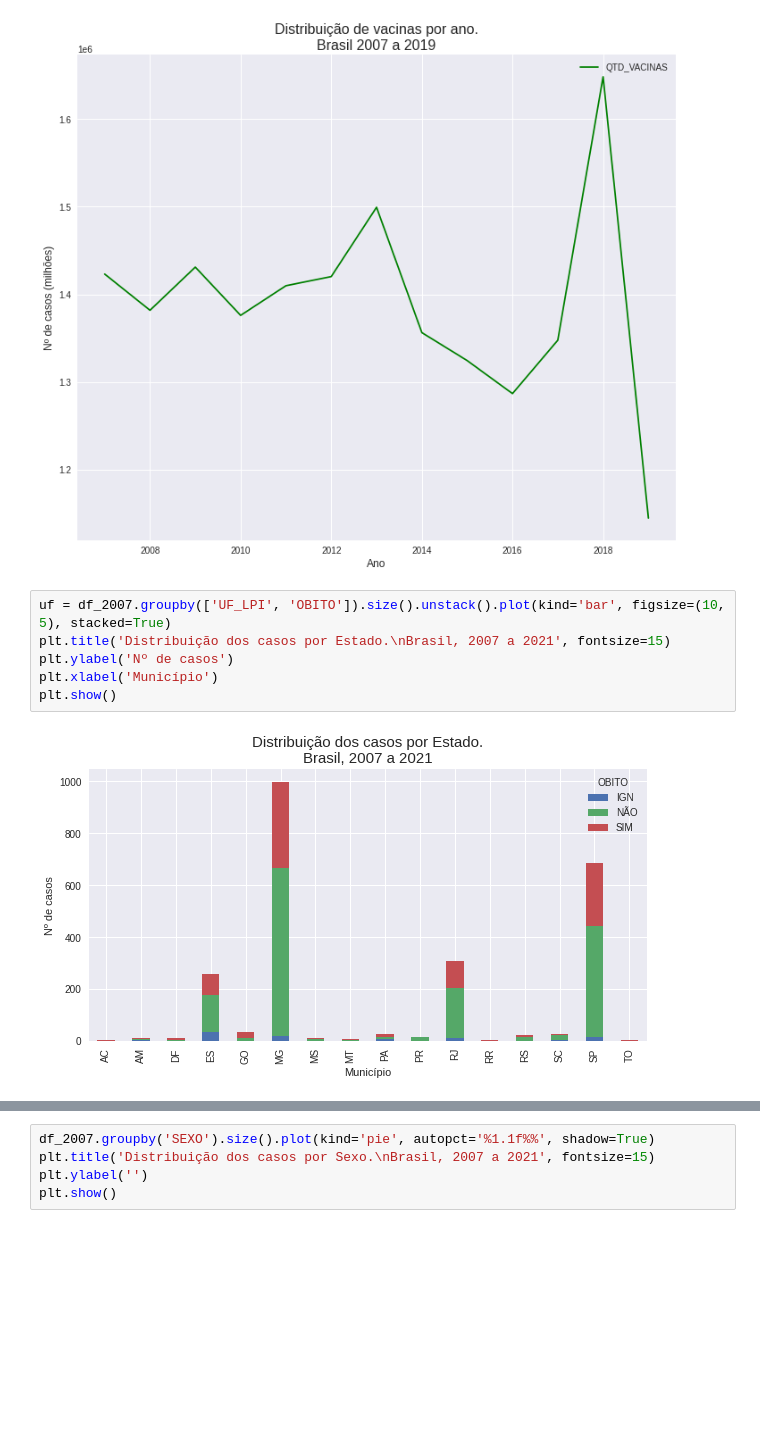
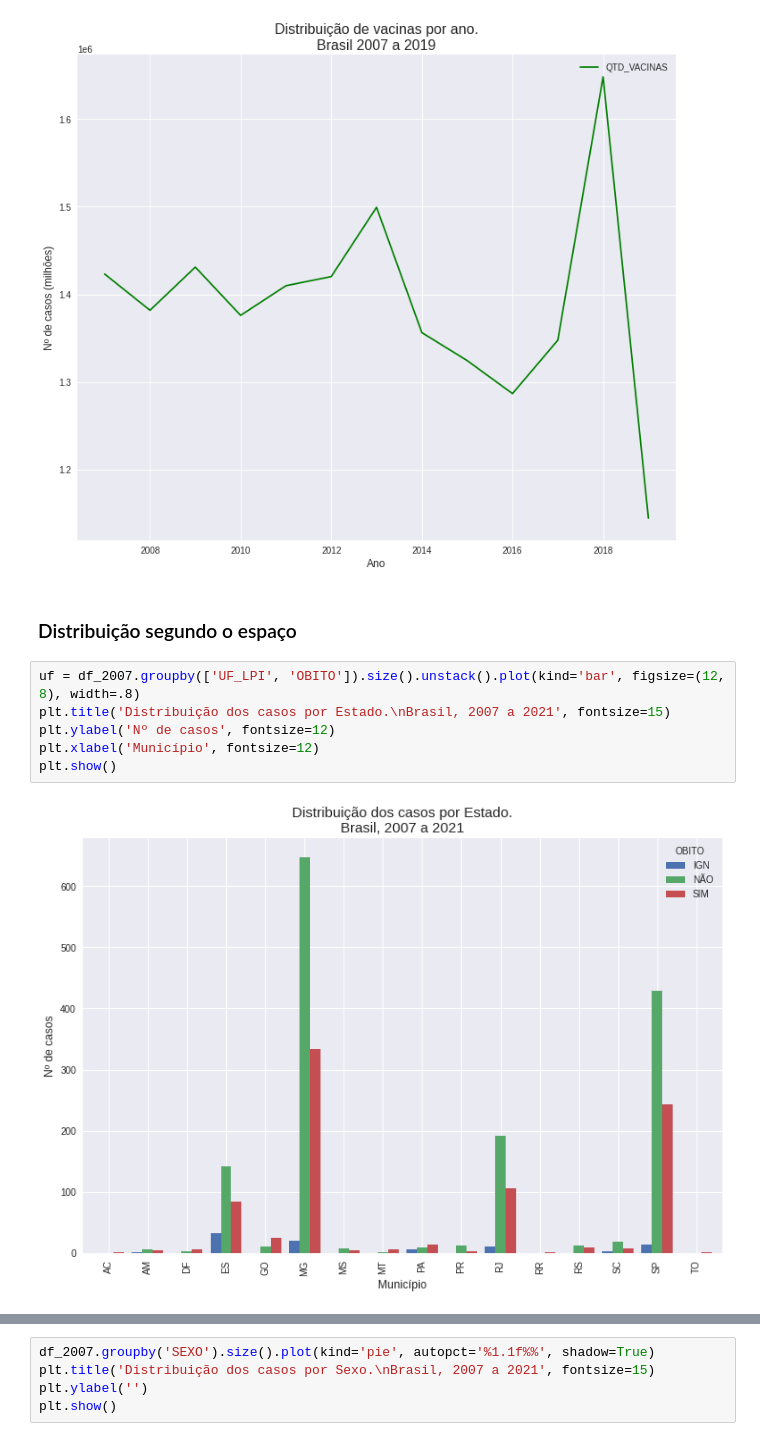
Before and after one commit to pedrosena138/if1007-tasi4, a Jupyter notebook: Analise_de_casos_de_febre_amarela_em_humanos.ipynb, the cells around one changed output, grey strips where cells are left out. Drawn from its saved outputs; the diff is of its cells as text; blank space fills up the shorter version.

```diff
--- a/Analise_de_casos_de_febre_amarela_em_humanos.ipynb
+++ b/Analise_de_casos_de_febre_amarela_em_humanos.ipynb
@@ -201,11 +206,13 @@ plt.title('Distribuição de vacinas por ano.\nBrasil 2007 a 2019', fontsize=16)
 plt.show()
 # %% [output]
 [figure]
+# %% [markdown]
+### Distribuição segundo o espaço
 # %%
-uf = df_2007.groupby(['UF_LPI', 'OBITO']).size().unstack().plot(kind='bar', figsize=(10, 5), stacked=True)
+uf = df_2007.groupby(['UF_LPI', 'OBITO']).size().unstack().plot(kind='bar', figsize=(12, 8), width=.8)
 plt.title('Distribuição dos casos por Estado.\nBrasil, 2007 a 2021', fontsize=15)
-plt.ylabel('Nº de casos')
-plt.xlabel('Município')
+plt.ylabel('Nº de casos', fontsize=12)
+plt.xlabel('Município', fontsize=12)
 plt.show()
 # %% [output]
-[figure, old version]
+[figure, new version]
```
Also changed, not shown: parts of 3 cells of this notebook.
